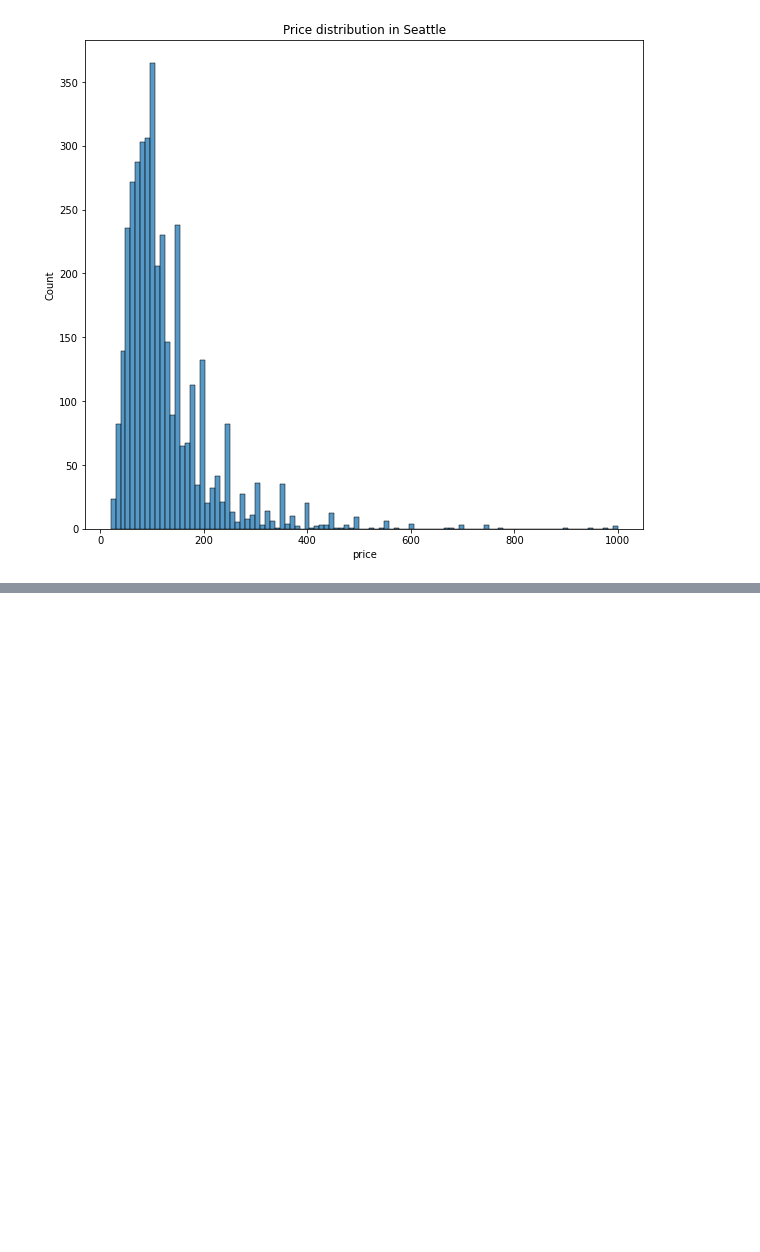
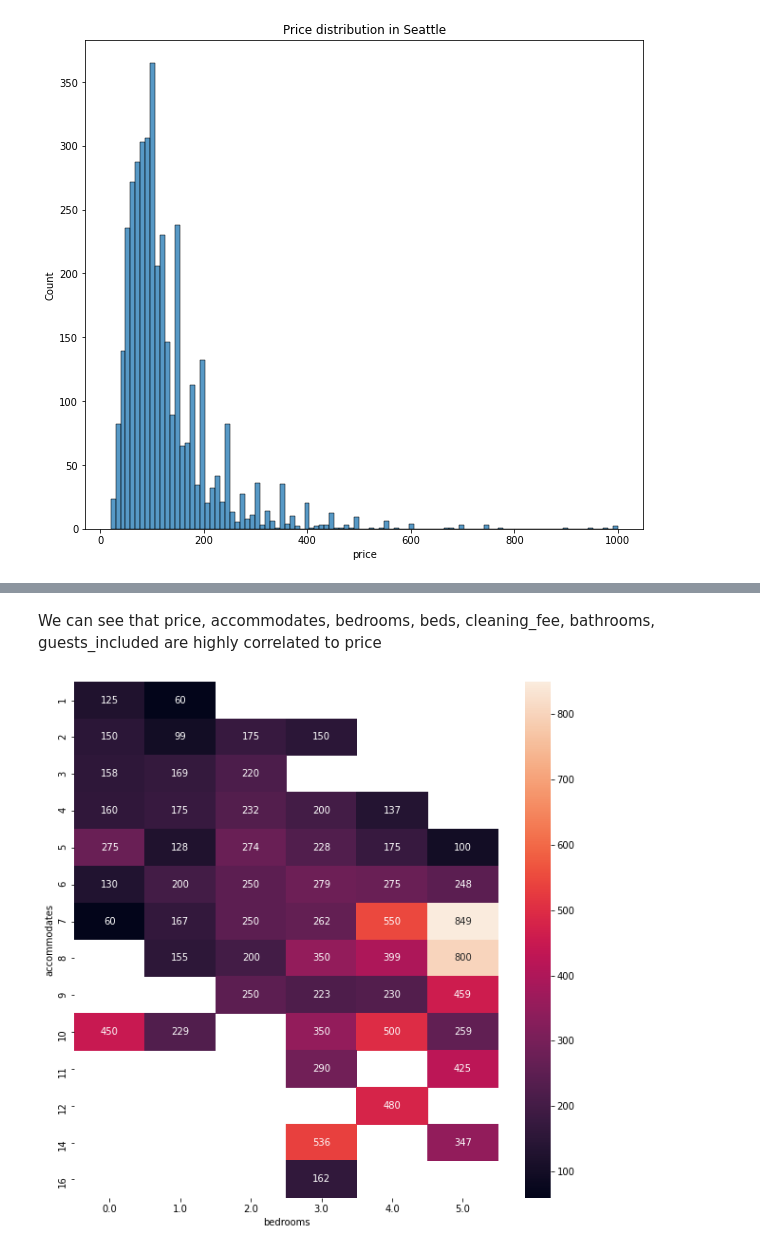
Before and after one commit to ivanmang/Airbnb-data-analysis, a Jupyter notebook: price_predict.ipynb, the cells around one changed output, grey strips where cells are left out. Cells and saved outputs as stored; diff of their text form; code cells hidden in the pictures; blank space fills up the shorter version.

```diff
--- a/price_predict.ipynb
+++ b/price_predict.ipynb
@@ -69,13 +72,14 @@ def clean_data(df, is_bos=True):
                     'host_neighbourhood', 'host_verifications', 'host_has_profile_pic', 'host_identity_verified',
                     'street', 'neighbourhood_group_cleansed', 'city', 'state', 'zipcode', 'market', 'smart_location',
                     'country_code', 'country', 'calendar_updated', 'calendar_last_scraped', 'jurisdiction_names',
-                    'first_review', 'last_review',
+                    'first_review', 'last_review', 'requires_license'
                    ]
     # The extra columns which only df_listings_bos has
     drop_columns_bos_extra = ['access', 'interaction', 'house_rules']
 
     df = df.drop(columns=drop_columns)
 
+    # Drop the columns only in boston dataset
     if is_bos:
         df = df.drop(columns=drop_columns_bos_extra)
 
@@ -85,6 +89,15 @@ def clean_data(df, is_bos=True):
     # Convert $ string into float
     for mon_col in ["cleaning_fee", "price", "extra_people"]:
         df[mon_col] = df[mon_col].str.replace("[$, ]", "").astype("float")
+
+    # Convert t/f into binary True/False
+    df["is_location_exact"]=df["is_location_exact"].apply(lambda x:True if x=="t" else False)
+    df["host_is_superhost"]=df["host_is_superhost"].apply(lambda x:True if x=="t" else False)
+    df["instant_bookable"]=df["instant_bookable"].apply(lambda x:True if x=="t" else False)
+    df["require_guest_profile_picture"]=df["require_guest_profile_picture"].apply(lambda x:True if x=="t" else False)
+    df["require_guest_phone_verification"]=df["require_guest_phone_verification"].apply(lambda x:True if x=="t" else False)
+    # Convert string to datetime
+    df["host_since"] = pd.to_datetime(df["host_since"])
 
     # The listing with NaN in cleaning fee should be 0
     df["cleaning_fee"].fillna(0, inplace=True)
@@ -179,0 +252,7 @@ Name: price, dtype: float64
+# %% [markdown]
+We can see that price, accommodates, bedrooms, beds, cleaning_fee, bathrooms, guests_included are highly correlated to price
+# %%
+plt.figure(figsize=(10,10))
+ax = sns.heatmap(df_listings_bos.groupby(['accommodates', 'bedrooms']).median()['price'].unstack(), annot=True, fmt=".0f")
+# %% [output]
+[figure, added]
```
Also changed, not shown: parts of 43 cells of this notebook.
